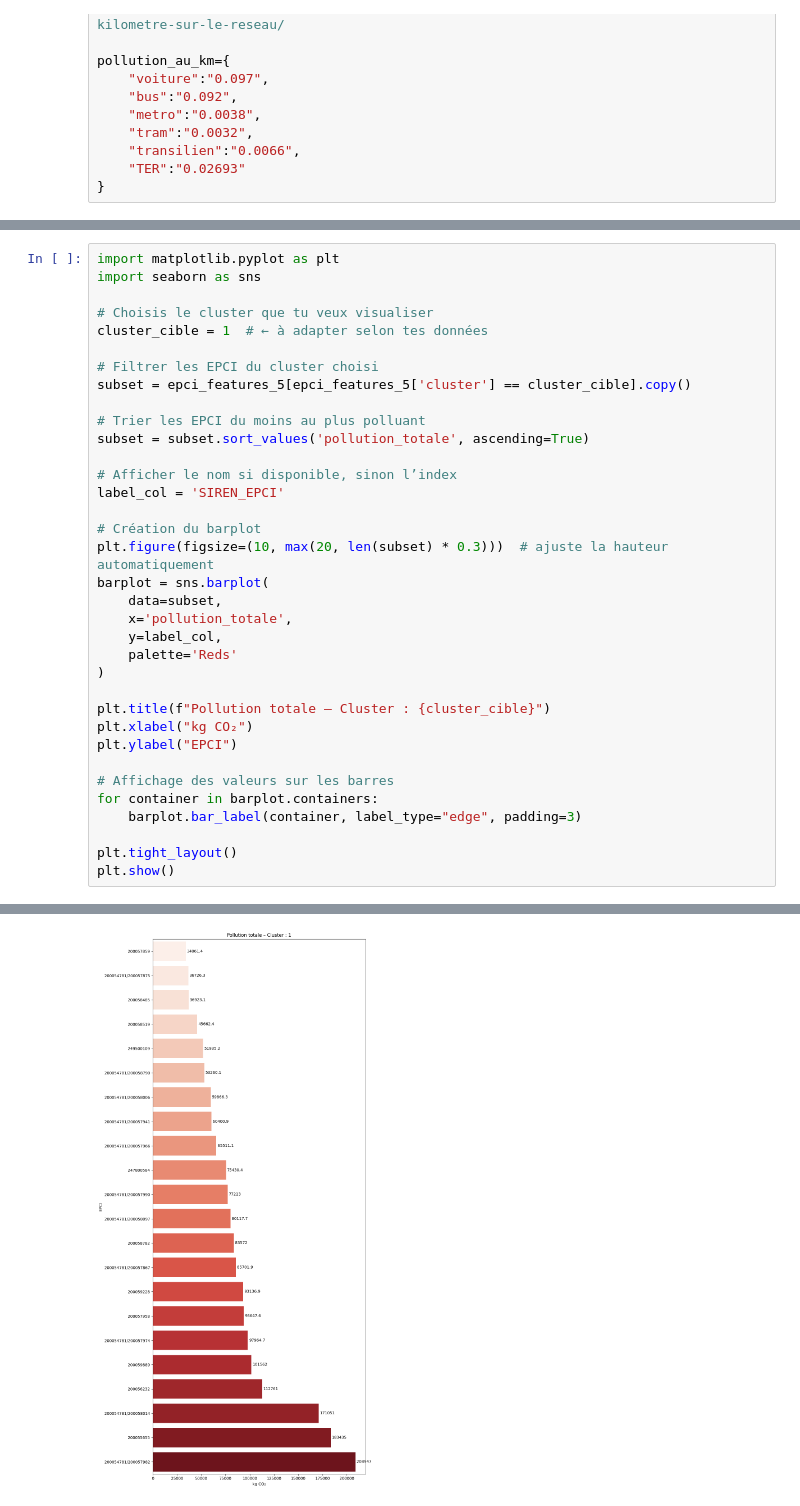
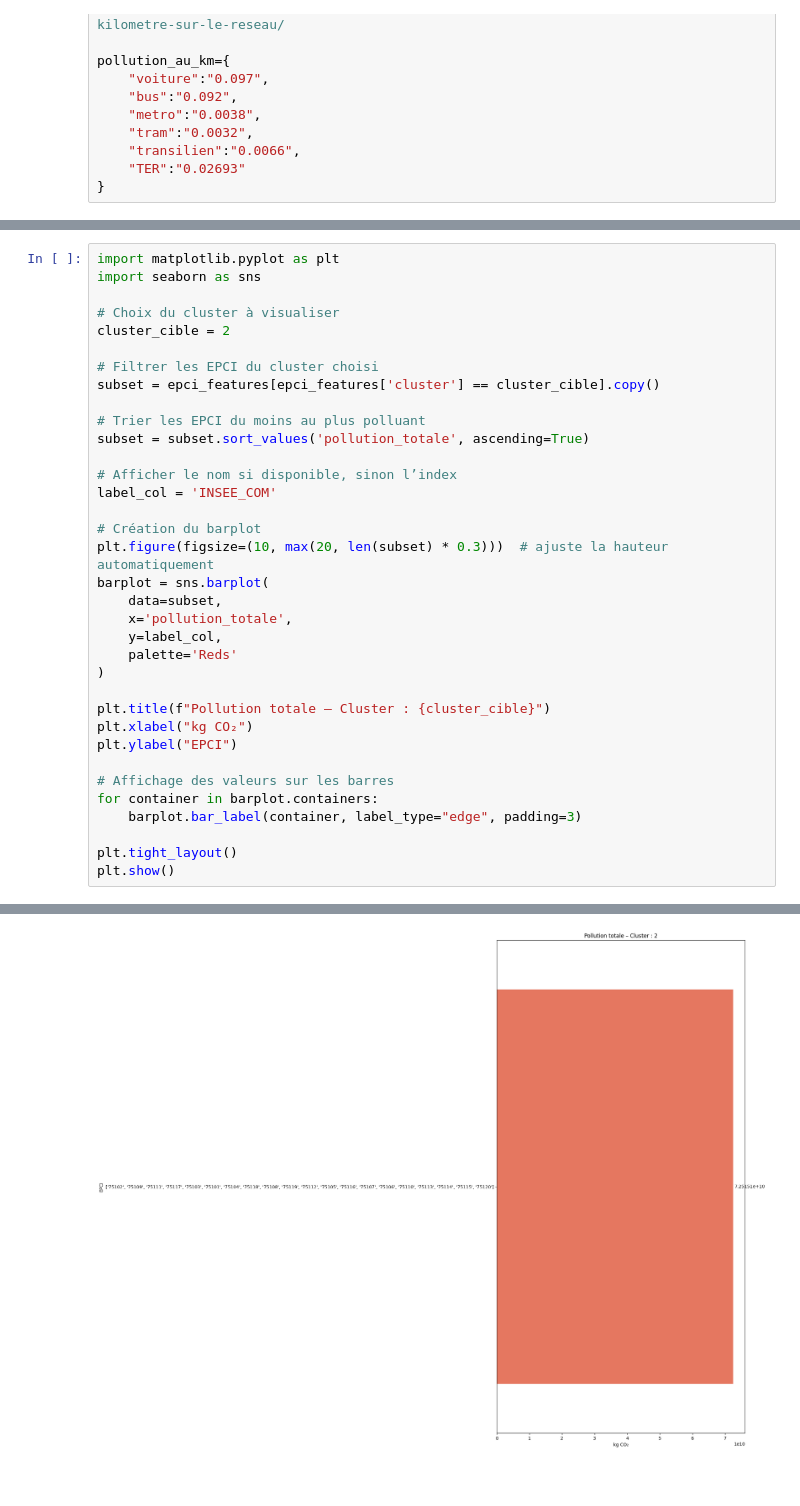
Before and after one commit to Qntouille/statapp, a Jupyter notebook: emission.ipynb, the cells around one changed output, grey strips where cells are left out. Saved outputs shown, nothing was run; the diff lists cells and outputs as text; blank space fills up the shorter version.

Commit message:
emissions calculs 6 clusters

```diff
--- a/emission.ipynb
+++ b/emission.ipynb
@@ -314,39 +338,39 @@ print(mauvais_eleves_par_cluster[cols])
 import matplotlib.pyplot as plt
 import seaborn as sns
 
-# Choisis le cluster que tu veux visualiser
-cluster_cible = 1  # ← à adapter selon tes données
+# Choix du cluster à visualiser
+cluster_cible = 2
 
 # Filtrer les EPCI du cluster choisi
-subset = epci_features_5[epci_features_5['cluster'] == cluster_cible].copy()
+subset = epci_features[epci_features['cluster'] == cluster_cible].copy()
 
 # Trier les EPCI du moins au plus polluant
 subset = subset.sort_values('pollution_totale', ascending=True)
 
 # Afficher le nom si disponible, sinon l’index
-label_col = 'SIREN_EPCI'
+label_col = 'INSEE_COM'
 
 # Création du barplot
 plt.figure(figsize=(10, max(20, len(subset) * 0.3)))  # ajuste la hauteur automatiquement
 barplot = sns.barplot(
     data=subset,
     x='pollution_totale',
     y=label_col,
     palette='Reds'
 )
 
 plt.title(f"Pollution totale – Cluster : {cluster_cible}")
 plt.xlabel("kg CO₂")
 plt.ylabel("EPCI")
 
 # Affichage des valeurs sur les barres
 for container in barplot.containers:
     barplot.bar_label(container, label_type="edge", padding=3)
 
 plt.tight_layout()
 plt.show()
 # %% [output]
 Passing `palette` without assigning `hue` is deprecated and will be removed in v0.14.0. Assign the `y` variable to `hue` and set `legend=False` for the same effect.
 
   barplot = sns.barplot(
-[figure, old version]
+[figure, new version]
```
Also changed, not shown: parts of 3 cells of this notebook.
